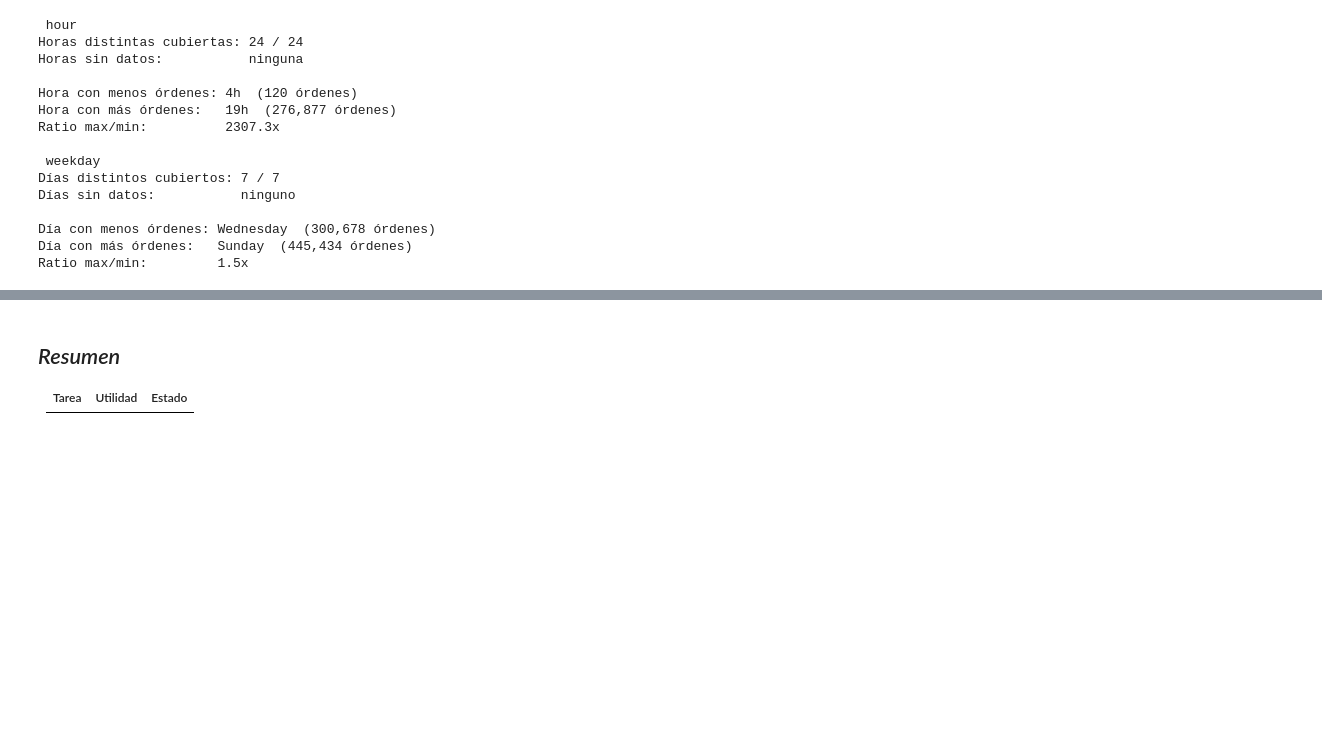
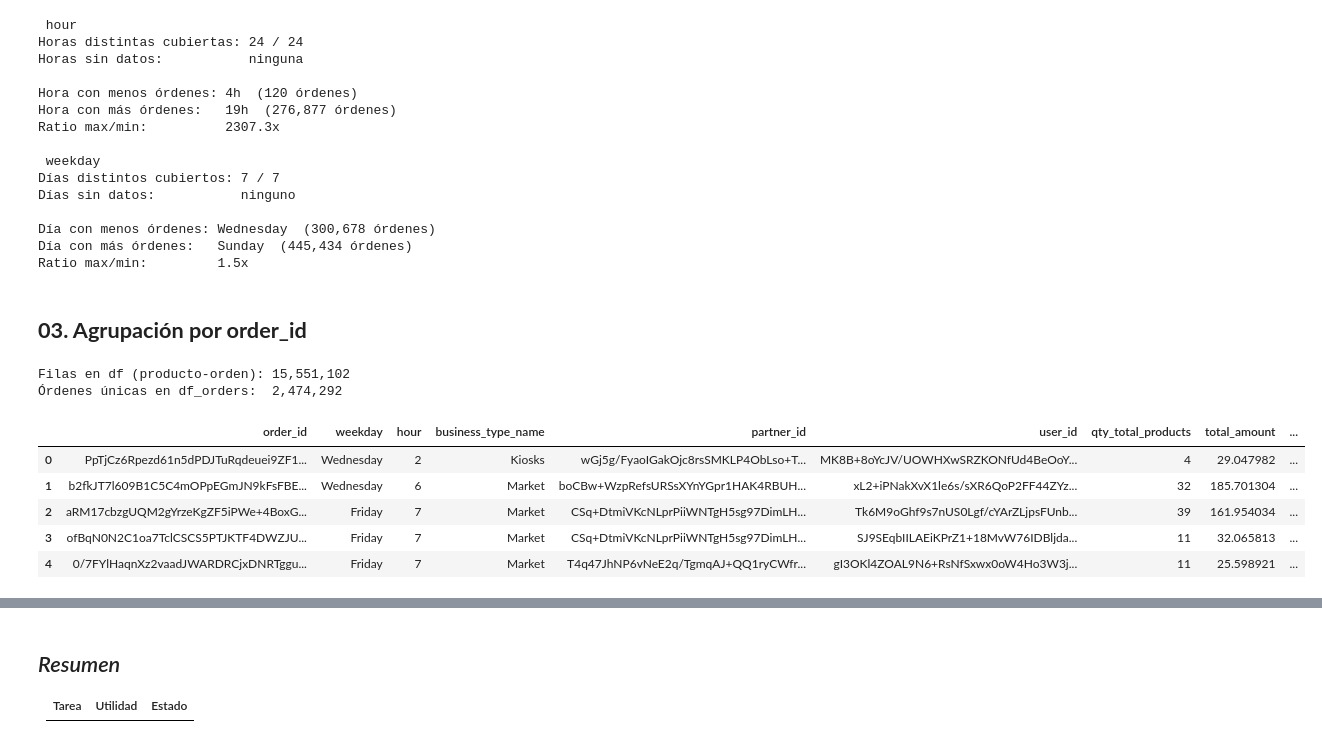
Before and after one commit to javiermagnone-lab/Javito, a Jupyter notebook: Taller_obligatorio_1.ipynb, the cells around one changed output, grey strips where cells are left out. Cells and saved outputs as stored; diff of their text form; code cells hidden in the pictures; blank space fills up the shorter version.

Commit message:
Agrupacion por order_id

```diff
--- a/Taller_obligatorio_1.ipynb
+++ b/Taller_obligatorio_1.ipynb
@@ -651,3 +662,29 @@ Días sin datos:           ninguno
 Día con menos órdenes: Wednesday  (300,678 órdenes)
 Día con más órdenes:   Sunday  (445,434 órdenes)
 Ratio max/min:         1.5x
+# %% [markdown]
+## **03. Agrupación por order_id**
+# %%
+# Agrupación por orden
+
+orden_cols = ["weekday", "hour", "business_type_name", "partner_id", "user_id",
+              "qty_total_products", "total_amount", "has_discount", "is_food", "hist_qc_orders"]
+
+df_orders = (
+    df.groupby("order_id", sort=False)
+    .agg(**{col: (col, "first") for col in orden_cols})
+    .reset_index()
+)
+
+print(f"Filas en df (producto-orden): {len(df):,}")
+print(f"Órdenes únicas en df_orders:  {len(df_orders):,}")
+df_orders.head()
+# %% [output]
+Filas en df (producto-orden): 15,551,102
+Órdenes únicas en df_orders:  2,474,292
+|  | order_id | weekday | hour | business_type_name | partner_id | user_id | qty_total_products | total_amount | ... |
+| 0 | PpTjCz6Rpezd61n5dPDJTuRqdeuei9ZF1... | Wednesday | 2 | Kiosks | wGj5g/FyaoIGakOjc8rsSMKLP4ObLso+T... | MK8B+8oYcJV/UOWHXwSRZKONfUd4BeOoY... | 4 | 29.047982 | ... |
+| 1 | b2fkJT7l609B1C5C4mOPpEGmJN9kFsFBE... | Wednesday | 6 | Market | boCBw+WzpRefsURSsXYnYGpr1HAK4RBUH... | xL2+iPNakXvX1le6s/sXR6QoP2FF44ZYz... | 32 | 185.701304 | ... |
+| 2 | aRM17cbzgUQM2gYrzeKgZF5iPWe+4BoxG... | Friday | 7 | Market | CSq+DtmiVKcNLprPiiWNTgH5sg97DimLH... | Tk6M9oGhf9s7nUS0Lgf/cYArZLjpsFUnb... | 39 | 161.954034 | ... |
+| 3 | ofBqN0N2C1oa7TclCSCS5PTJKTF4DWZJU... | Friday | 7 | Market | CSq+DtmiVKcNLprPiiWNTgH5sg97DimLH... | SJ9SEqbIILAEiKPrZ1+18MvW76IDBljda... | 11 | 32.065813 | ... |
+| 4 | 0/7FYlHaqnXz2vaadJWARDRCjxDNRTggu... | Friday | 7 | Market | T4q47JhNP6vNeE2q/TgmqAJ+QQ1ryCWfr... | gI3OKl4ZOAL9N6+RsNfSxwx0oW4Ho3W3j... | 11 | 25.598921 | ... |
```
Also changed, not shown: parts of 8 cells of this notebook.
